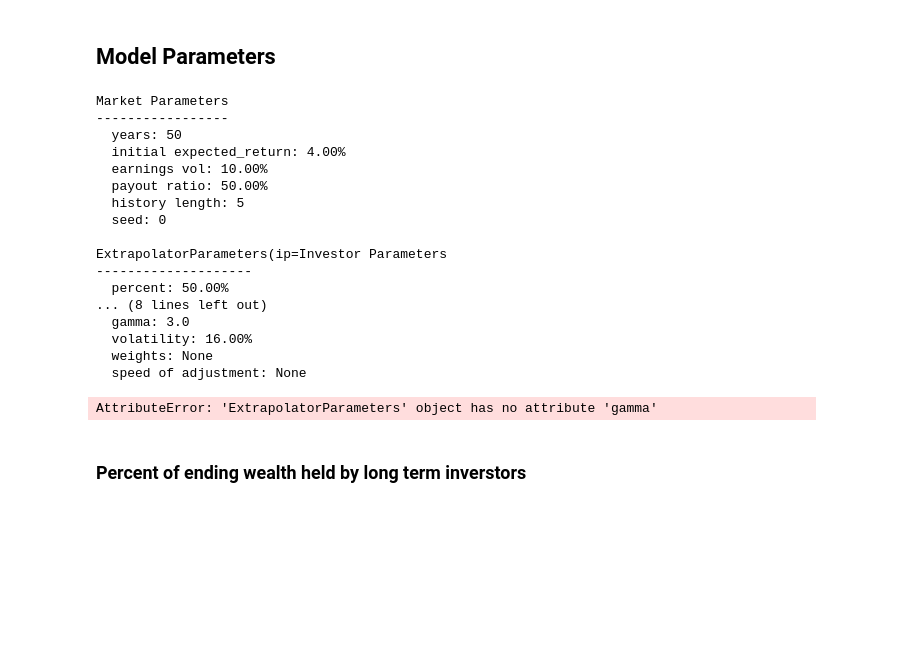
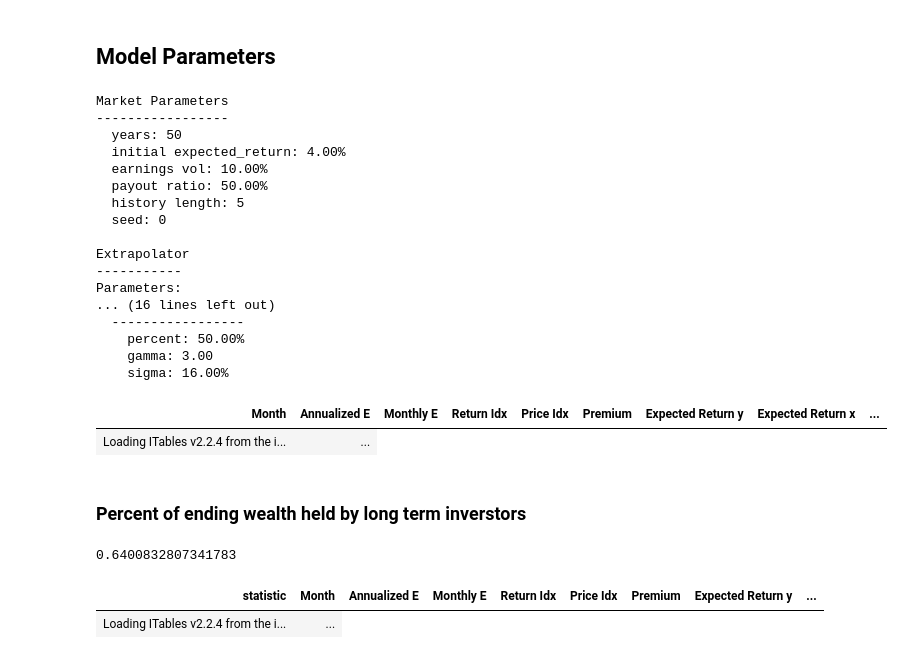
Before and after one commit to jeffreyrosenbluth/bubbles, a Jupyter notebook: bubbles.ipynb, the cells around one changed output. Cells and saved outputs as stored; diff of their text form; code cells hidden in the pictures; blank space fills up the shorter version.

```diff
--- a/bubbles.ipynb
+++ b/bubbles.ipynb
@@ -21,18 +22,15 @@ ThemeRegistry.enable('latimes')
 # %% [markdown]
 ## Model Parameters
 # %%
-mp = MarketParameters(seed=0) #1337194922
+mp = Market(seed=0) #1337194922
 
-# ip_x = InvestorParameters(weights=return_weights, speed_of_adjustment=0.1)
-ip_x = ExtrapolatorParameters()
-ip_y = InvestorParameters()
-
-# sp = SqueezeParameters()
+extrapolator = Extrapolator.create()
+long_term_investor = LongTermInvestor.create()
+investors = [extrapolator, long_term_investor]
 
 print(mp)
-print(ip_x)
-print(ip_y)
-# print(sp)
+print(extrapolator)
+print(long_term_investor)
 # %% [output]
 Market Parameters
 -----------------
@@ -43,30 +41,36 @@ Market Parameters
   history length: 5
   seed: 0
 
-ExtrapolatorParameters(ip=Investor Parameters
---------------------
-  percent: 50.00%
-... (8 lines left out)
-  gamma: 3.0
-  volatility: 16.00%
-  weights: None
-  speed of adjustment: None
+Extrapolator
+-----------
+Parameters:
+... (16 lines left out)
+  -----------------
+    percent: 50.00%
+    gamma: 3.00
+    sigma: 16.00%
 # %%
-df = data_table(mp, ip_x, ip_y)
+df = data_table(mp, investors)
 df = df.select([
     pl.col('^.*$').cast(pl.Float64).round(6)
 ])
 show(df[12 * mp.history_length + 1:], maxBytes=0)
 # %% [output]
-AttributeError: 'ExtrapolatorParameters' object has no attribute 'gamma'
+| Month | Annualized E | Monthly E | Return Idx | Price Idx | Premium | Expected Return y | Expected Return x | ... |
+| Loading ITables v2.2.4 from the i... | ... |
 # %% [markdown]
 ### Percent of ending wealth held by long term inverstors
 # %%
 wealth_y = df.get_column("Wealth y")[-1]
 wealth_x = df.get_column("Wealth x")[-1]
 wealth_y / (wealth_y +  wealth_x)
+# %% [output]
+0.6400832807341783
 # %%
 df[61:].describe()
+# %% [output]
+| statistic | Month | Annualized E | Monthly E | Return Idx | Price Idx | Premium | Expected Return y | ... |
+| Loading ITables v2.2.4 from the i... | ... |
 # %%
 chart_data = df.select([
     'Month',
```
Also changed, not shown: parts of 3 cells of this notebook, 3 other files.
